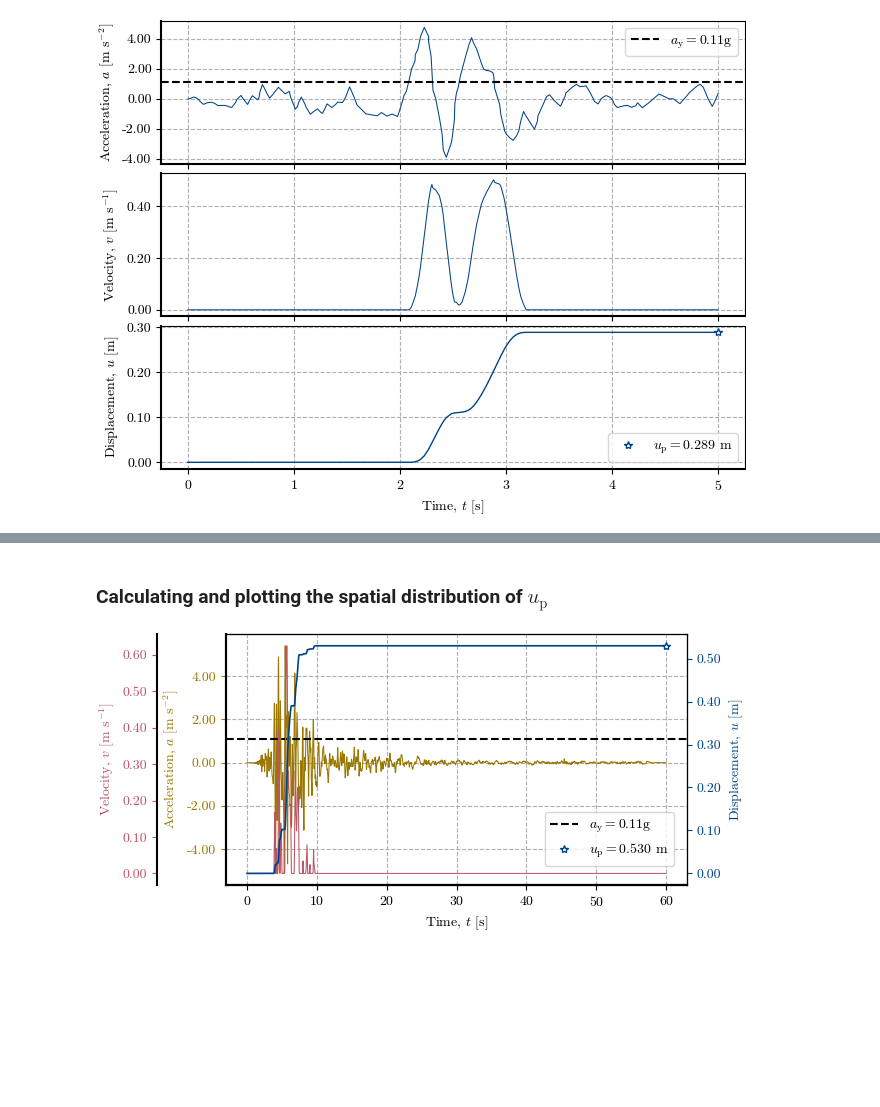
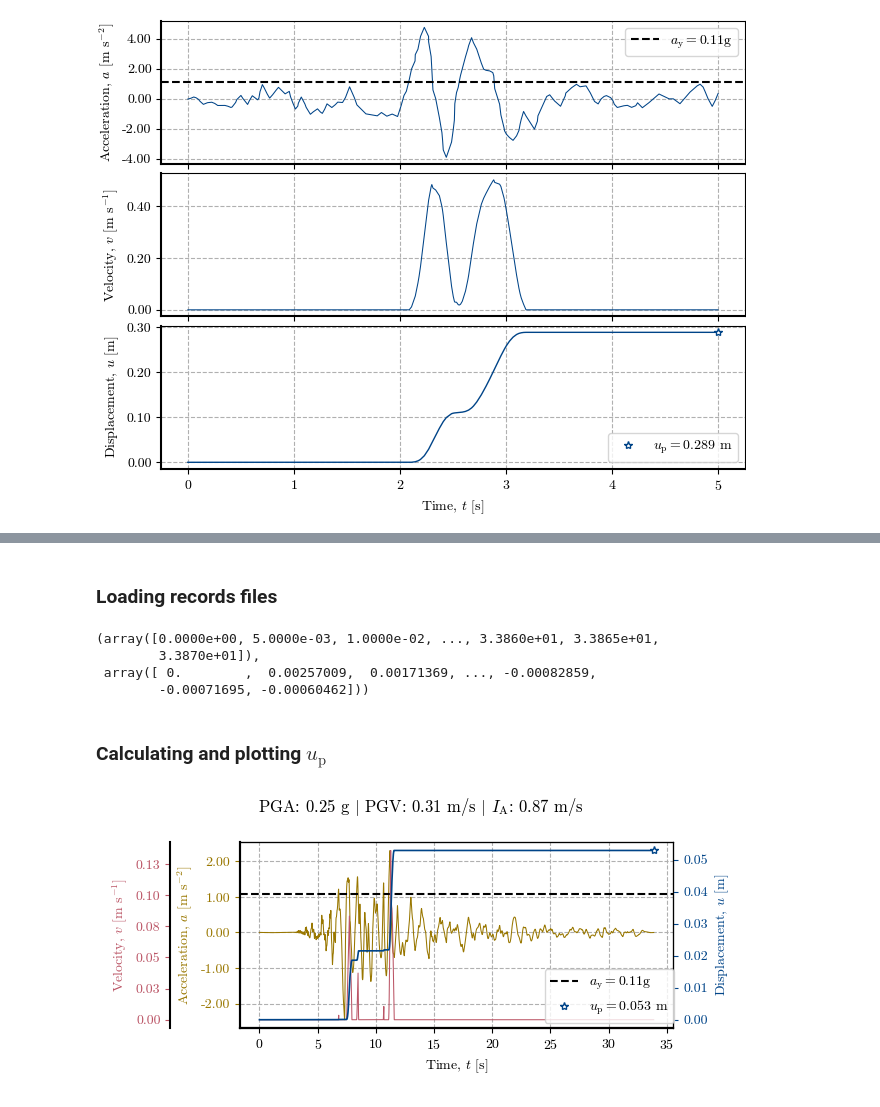
Before and after one commit to AppliedMechanics-EAFIT/slope_stability, a Jupyter notebook: notebooks/infinite_slope_earthquake.ipynb, the cells around one changed output, grey strips where cells are left out. Saved outputs shown, nothing was run; the diff lists cells and outputs as text; code cells hidden in the pictures; blank space fills up the shorter version.

```diff
--- a/notebooks/infinite_slope_earthquake.ipynb
+++ b/notebooks/infinite_slope_earthquake.ipynb
@@ -10,25 +10,32 @@ This notebook runs the model ``pyNermarkDisp`` developed by [Montoya-Araque et a
 # %% [markdown]
 ## Required modules and global setup for plots
 # %%
+import os
+import sys
 import subprocess
+
 if 'google.colab' in str(get_ipython()):
     print('Running on CoLab. Installing the required modules...')
     subprocess.run('pip install ipympl', shell=True);
     subprocess.run('pip install pynewmarkdisp', shell=True);
     from google.colab import output, files
     output.enable_custom_widget_manager()
+else:
+    import tkinter as tk
+    from tkinter.filedialog import askopenfilename
 
 import numpy as np
 import pandas as pd
+import matplotlib as mpl
 import matplotlib.pyplot as plt
 from pynewmarkdisp.newmark import direct_newmark, plot_newmark_integration
 from pynewmarkdisp.infslope import factor_of_safety, get_ky
-from pynewmarkdisp.spatial import *
-from ipywidgets import widgets as wgt
+from pynewmarkdisp.spatial import load_ascii_raster, map_zones, plot_spatial_field, spatial_newmark, get_idx_at_coords, verify_newmark_at_cell
+
 
 %matplotlib widget
 
-plt.style.use("default")
+# plt.style.use("default")
 mpl.rcParams.update(
     {
         'interactive': False,
@@ -121,0 +116,5 @@ a_max record 1: 5.41 m/s² | a_max record 2: 5.50 m/s² | a_max record 3: 5.56 m
+# %%
+# Create a folder called TRIGRS in the current working directory if it doesn't exist
+workdir = os.getcwd()
+records_dir = os.path.join(workdir, "records")
+os.makedirs(f"{records_dir}", exist_ok=True)
@@ -122,2 +135,28 @@ a_max record 1: 5.41 m/s² | a_max record 2: 5.50 m/s² | a_max record 3: 5.56 m
+# %%
+def load_file():
+    if 'google.colab' in str(get_ipython()):
+        file = files.upload()
+        # Move the file to the records folder
+        os.rename(list(file.keys())[0], os.path.join(records_dir, list(file.keys())[0]))
+        record = np.loadtxt(os.path.join(records_dir, list(file.keys())[0]))
+    else:
+        tk.Tk().withdraw() # part of the import if you are not using other tkinter functions
+        file = askopenfilename()
+        # Move the file to the records folder
+        os.rename(file, os.path.join(records_dir, os.path.basename(file)))
+        record = np.loadtxt(os.path.join(records_dir, os.path.basename(file)))
+    return record
+# %% [markdown]
+### Loading records files
+# %%
+record = load_file()
+# Extracting time and acceleration from the record
+time, accel = record.T
+time, accel
+# %% [output]
+(array([0.0000e+00, 5.0000e-03, 1.0000e-02, ..., 3.3860e+01, 3.3865e+01,
+        3.3870e+01]),
+ array([ 0.        ,  0.00257009,  0.00171369, ..., -0.00082859,
+        -0.00071695, -0.00060462]))
 # %% [markdown]
-### Calculating and plotting the spatial distribution of $u_\mathrm{p}$
+### Calculating and plotting $u_\mathrm{p}$
@@ -124,8 +168,10 @@ a_max record 1: 5.41 m/s² | a_max record 2: 5.50 m/s² | a_max record 3: 5.56 m
 # %%
-record_1_permanent_disp = direct_newmark(record_1_time, record_1_accel, ky, g)
-fig = plot_newmark_integration(record_1_permanent_disp, compressed=True)
+permanent_disp = direct_newmark(time, accel, ky, g)
+fig = plot_newmark_integration(permanent_disp, compressed=True)
+fig.suptitle(f"PGA: {pga:.2f} g $|$ PGV: {pgv:.2f} m/s $|$ $I_\\mathrm{{A}}$: {arias_intensity:.2f} m/s")
+fig.tight_layout()
 fig.canvas.header_visible = False
 fig.canvas.toolbar_position = 'bottom'
 plt.show()
 # %% [output]
-[figure, old version]
+[figure, new version]
```
Also changed, not shown: parts of 10 cells of this notebook, 1 other file.
